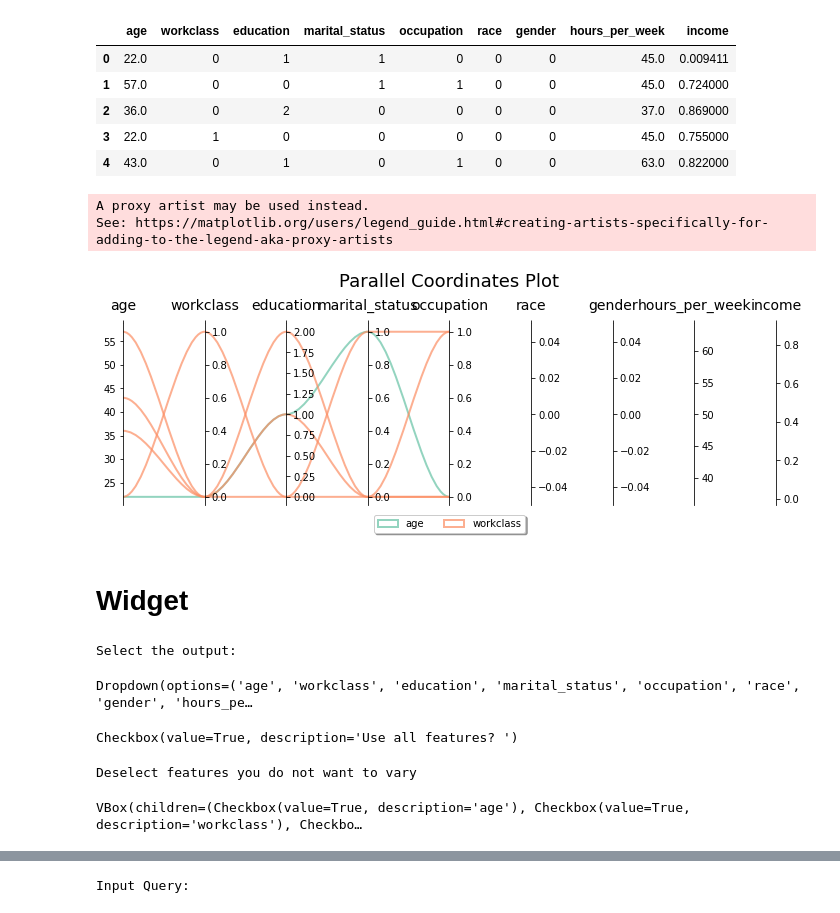
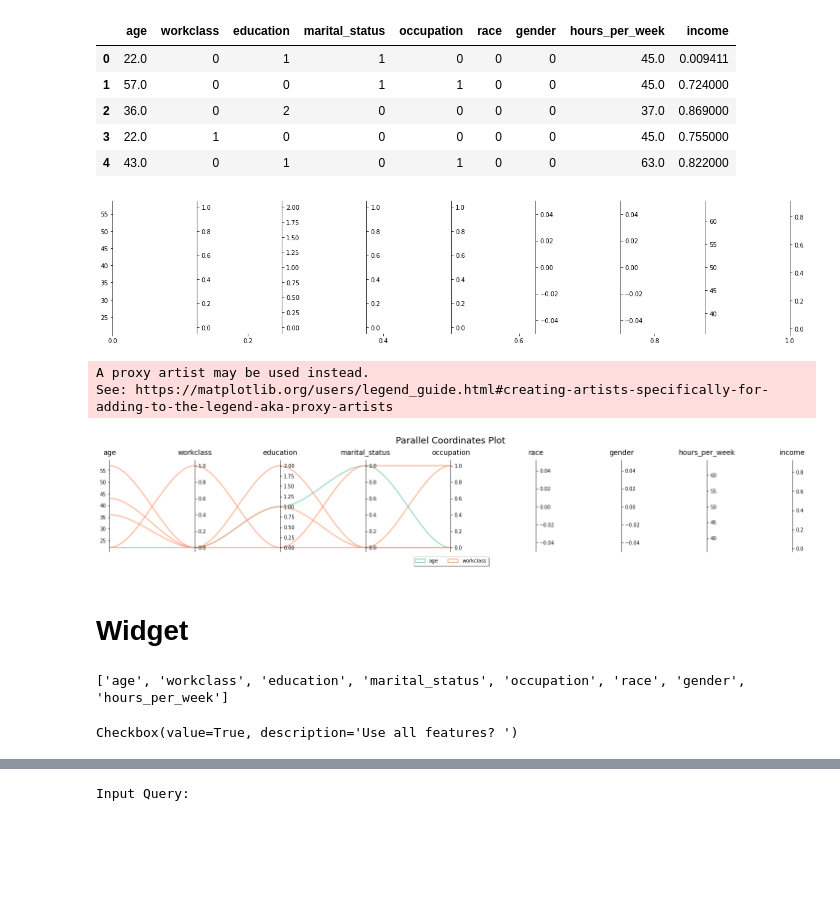
Before and after one commit to nyuvis/counterfactual_explorer, a Jupyter notebook: examples/DiCE Example with TensorFlow 2.ipynb, the cells around one changed output, grey strips where cells are left out. Drawn from its saved outputs; the diff is of its cells as text; code cells hidden in the pictures; blank space fills up the shorter version.

Commit message:
widget in one display

```diff
--- a/examples/DiCE Example with TensorFlow 2.ipynb
+++ b/examples/DiCE Example with TensorFlow 2.ipynb
@@ -107,6 +105,25 @@ df
 | 4 | 43.0 | 0 | 1 | 0 | 1 | 0 | 0 | 63.0 | 0.822000 |
 # %%
 target_values=[0,1,1,1,1]
+# %%
+import matplotlib.pyplot as plt
+from matplotlib.path import Path
+import matplotlib.patches as patches
+import numpy as np
+
+fig, host = plt.subplots(figsize=(20,4))
+
+axes = [host] + [host.twinx() for i in range(ys.shape[1] - 1)]
+for i, ax in enumerate(axes):
+    ax.set_ylim(ymins[i], ymaxs[i])
+    ax.spines['top'].set_visible(False)
+    ax.spines['bottom'].set_visible(False)
+    if ax != host:
+        ax.spines['left'].set_visible(False)
+        ax.yaxis.set_ticks_position('right')
+        ax.spines["right"].set_position(("axes", i / (ys.shape[1] - 1)))
+# %% [output]
+[figure, added]
 # %%
 import matplotlib.pyplot as plt
 from matplotlib.path import Path
@@ -127,7 +144,7 @@ zs = np.zeros_like(ys)
 zs[:, 0] = ys[:, 0]
 zs[:, 1:] = (ys[:, 1:] - ymins[1:]) / dys[1:] * dys[0] + ymins[0]
 
-fig, host = plt.subplots(figsize=(10,4))
+fig, host = plt.subplots(figsize=(20,4))
 
 axes = [host] + [host.twinx() for i in range(ys.shape[1] - 1)]
 for i, ax in enumerate(axes):
@@ -139,33 +156,33 @@ for i, ax in enumerate(axes):
         ax.yaxis.set_ticks_position('right')
         ax.spines["right"].set_position(("axes", i / (ys.shape[1] - 1)))
 
 host.set_xlim(0, ys.shape[1] - 1)
 host.set_xticks(range(ys.shape[1]))
 host.set_xticklabels(ynames, fontsize=14)
 host.tick_params(axis='x', which='major', pad=7)
 host.spines['right'].set_visible(False)
 host.xaxis.tick_top()
 host.set_title('Parallel Coordinates Plot', fontsize=18, pad=12)
 
 colors = plt.cm.Set2.colors
 legend_handles = [None for _ in columns1]
 for j in range(ys.shape[0]):
     # create bezier curves
     verts = list(zip([x for x in np.linspace(0, len(ys) - 1, len(ys) * 3 - 2, endpoint=True)],
                      np.repeat(zs[j, :], 3)[1:-1]))
     codes = [Path.MOVETO] + [Path.CURVE4 for _ in range(len(verts) - 1)]
     path = Path(verts, codes)
     patch = patches.PathPatch(path, facecolor='none', lw=2, alpha=0.7, edgecolor=colors[target_values[j]])
     legend_handles[target_values[j]] = patch
     host.add_patch(patch)
 host.legend(legend_handles, columns1,
             loc='lower center', bbox_to_anchor=(0.5, -0.18),
             ncol=len(columns1), fancybox=True, shadow=True)
 plt.tight_layout()
 plt.show()
 # %% [output]
 A proxy artist may be used instead.
 See: https://matplotlib.org/users/legend_guide.html#creating-artists-specifically-for-adding-to-the-legend-aka-proxy-artists
-[figure, old version]
+[figure, new version]
 # %% [markdown]
 # Widget
@@ -173,56 +195,42 @@ See: https://matplotlib.org/users/legend_guide.html#creating-artists-specificall
 import ipywidgets as widgets
 from ipywidgets import interact
 from IPython.display import display, clear_output
+from ipywidgets import Checkbox, VBox,HBox
+
 
 column_names=[]
 for i in list(dataset.columns):
     column_names.append(i)
 
-print('Select the output:')
 
-dropdown = widgets.Dropdown(options=column_names)
-
-output_var=[]
-def get_and_plot(b):
-    #clear_output()
-    out_var=dropdown.value
-    #print(out_var)
-    output_var.append(out_var)
-
-
-display(dropdown)
-dropdown.observe(get_and_plot, names='value')
+feature_names=[]
+for i in column_names:
+    if i!=output_var[0]:
+        feature_names.append(i)
+print(feature_names)
 # %% [output]
-Select the output:
+['age', 'workclass', 'education', 'marital_status', 'occupation', 'race', 'gender', 'hours_per_week']
-Dropdown(options=('age', 'workclass', 'education', 'marital_status', 'occupation', 'race', 'gender', 'hours_pe…
 # %%
-from ipywidgets import Checkbox, VBox
-
-feature_names=[]
-for i in column_names:
-    if i!=output_var[0]:
-        feature_names.append(i)
-
-children3=[]
+feature_children=[]
 for i in feature_names:
     new_check1=Checkbox(description=i, value=True)
-    children3.append(new_check1)
+    feature_children.append(new_check1)
 
-vb3 = VBox(children = children3)
-top_toggle = Checkbox(description='Use all features? ',value=True)
+feature_vb = VBox(children = feature_children)
+use_all_feat = Checkbox(description='Use all features? ',value=True)
 
+extra_checks=[]
 def add_checks(button):
-    if button['new']:
+    if button['old']:
         print('Deselect features you do not want to vary')
-        vb3.children = children3
-        display(vb3)
+        feature_vb.children = feature_children
+        display(feature_vb)
+        extra_checks.append(feature_children)
     else:
-        vb3.children=[]
+        feature_vb.children=[]
 
 
-top_toggle.observe(add_checks, names='value')
-display(top_toggle)
+use_all_feat.observe(add_checks, names='value')
+display(use_all_feat)
 # %% [output]
 Checkbox(value=True, description='Use all features? ')
-Deselect features you do not want to vary
-VBox(children=(Checkbox(value=True, description='age'), Checkbox(value=True, description='workclass'), Checkbo…
```
Also changed, not shown: parts of 15 cells of this notebook, 3 other files.
